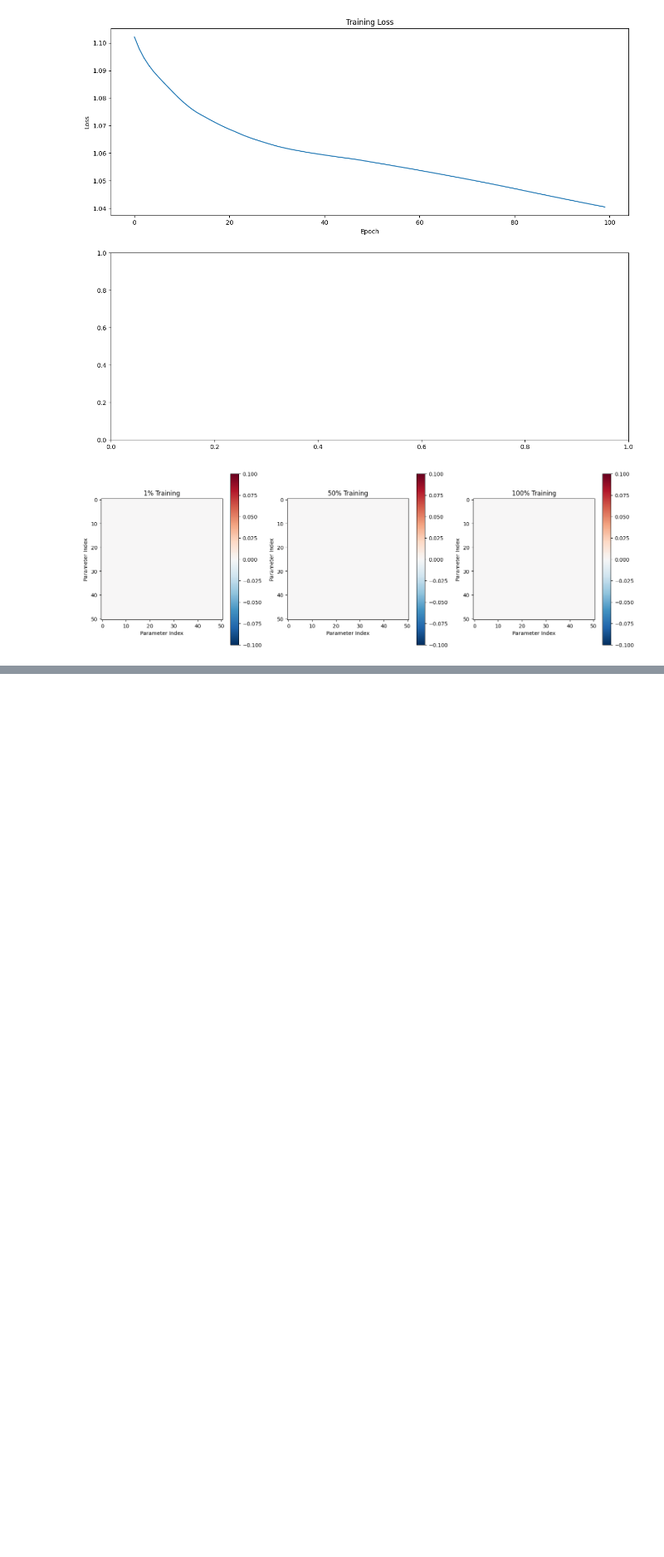
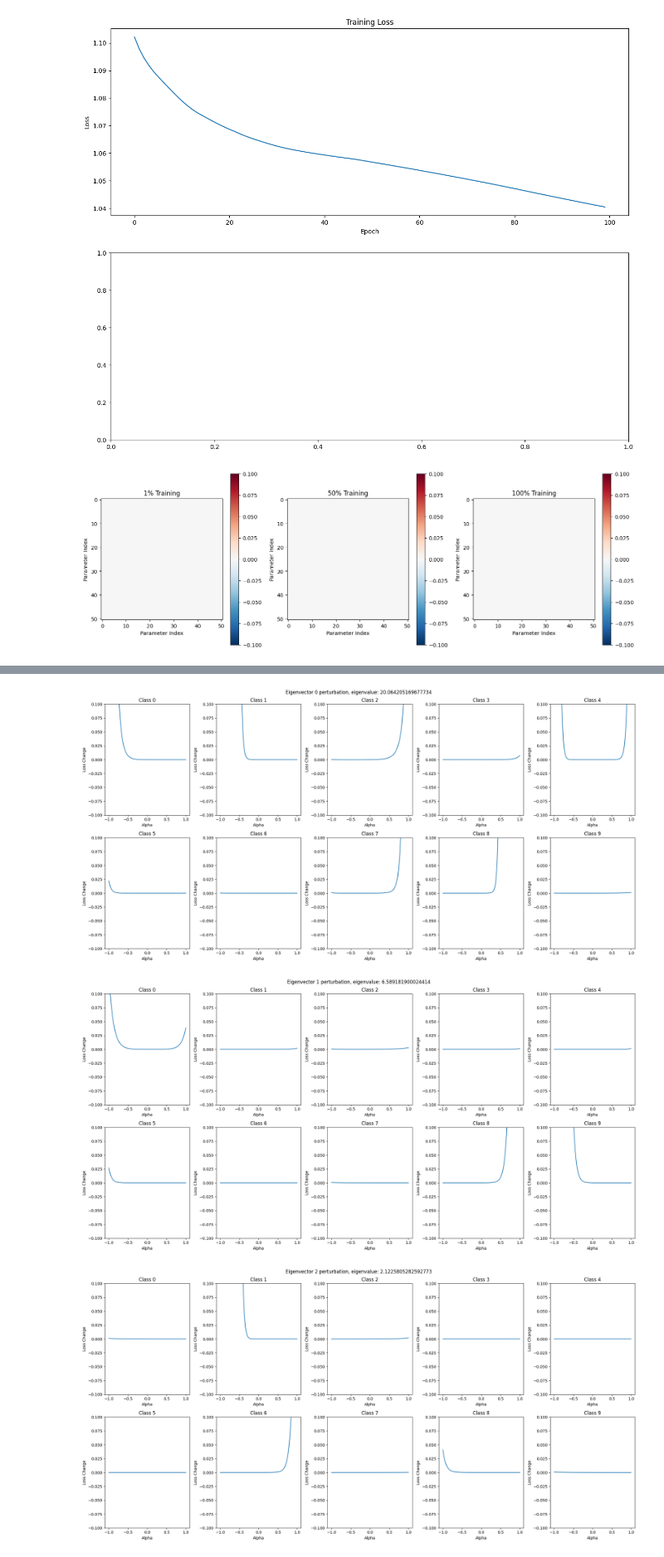
Before and after one commit to Aarsh-Wankar/DeepHessian, a Jupyter notebook: hessian-karan.ipynb, the cells around one changed output, grey strips where cells are left out. Shown at 83% size. Cells and saved outputs as stored; diff of their text form; code cells hidden in the pictures; blank space fills up the shorter version.

Commit message:
Cleaned the code and added in the perturbations

```diff
--- a/hessian-karan.ipynb
+++ b/hessian-karan.ipynb
@@ -628,0 +604,2 @@ get_esd_plot(density_eigen, density_weight)
+# %%
+vals, vects = hessian_comp.eigenvalues(top_n=10)
@@ -628,0 +627,47 @@ get_esd_plot(density_eigen, density_weight)
+# %%
+original_class_losses = compute_class_losses(model, criterion, images, labels)
+
+# Perturb the model parameters with different alphas, plot the loss graph per class in different plots
+import matplotlib.pyplot as plt
+
+def perturb_and_plot(dir, title):
+	# Initialize a list to store the perturbed class losses for each alpha
+	perturbed_class_losses_list = []
+	alphas = np.linspace(-1, 1, 100)
+	model_perb = SimpleCNN()
+	# Loop over each alpha value
+	for alpha in alphas:
+		# Perturb the model parameters
+		model_perb = get_params(model, model_perb, dir, alpha)
+
+		# Compute the class losses for the perturbed model
+		perturbed_class_losses = compute_class_losses(model_perb, criterion, images, labels)
+
+		# Store the perturbed class losses
+		perturbed_class_losses_list.append(perturbed_class_losses)
+
+	# Convert the list to a tensor for easier manipulation
+	perturbed_class_losses_tensor = torch.stack(perturbed_class_losses_list)
+
+	# Plot the loss change for each class
+	fig, axes = plt.subplots(2, 5, figsize=(20, 10))
+	fig.suptitle(title)
+	axes = axes.flatten()
+
+	for i in range(10):
+		axes[i].plot(alphas, perturbed_class_losses_tensor[:, i].numpy() - original_class_losses[i].numpy())
+		axes[i].set_title(f'Class {i}')
+		axes[i].set_xlabel('Alpha')
+		axes[i].set_ylabel('Loss Change')
+		axes[i].set_ylim(-0.1, 0.1)  # Set the same scale across all plots
+
+	plt.tight_layout()
+	plt.show()
+# %%
+for i in range(10):
+    # plt.suptitle()
+    perturb_and_plot(vects[i], f"Eigenvector {i} perturbation, eigenvalue: {vals[i]}")
+# %% [output]
+[figure, added]
+[figure, added]
+[figure, added]
```
Also changed, not shown: parts of 7 cells of this notebook, 3 other files.
